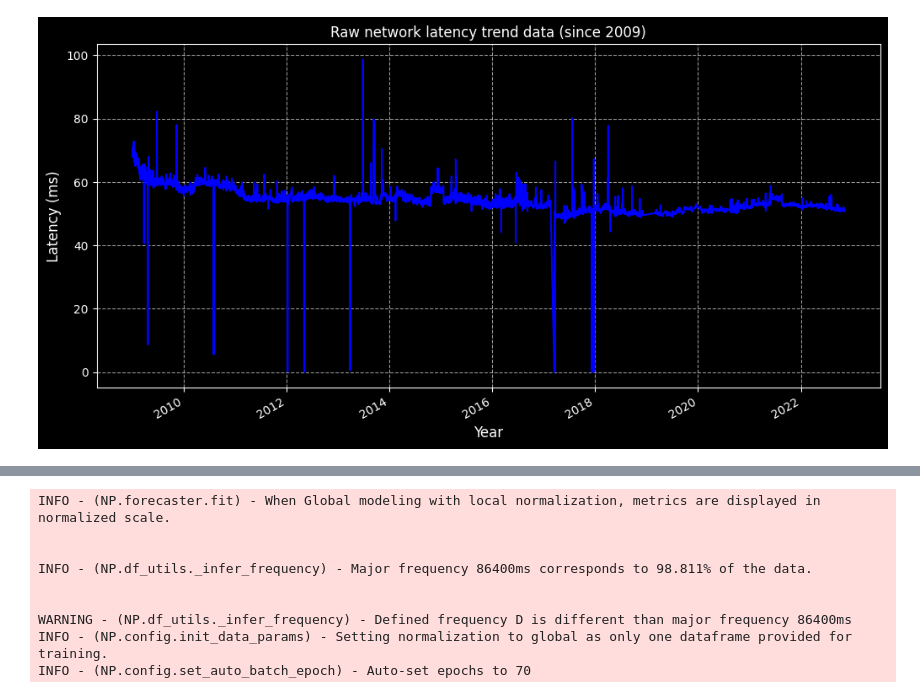
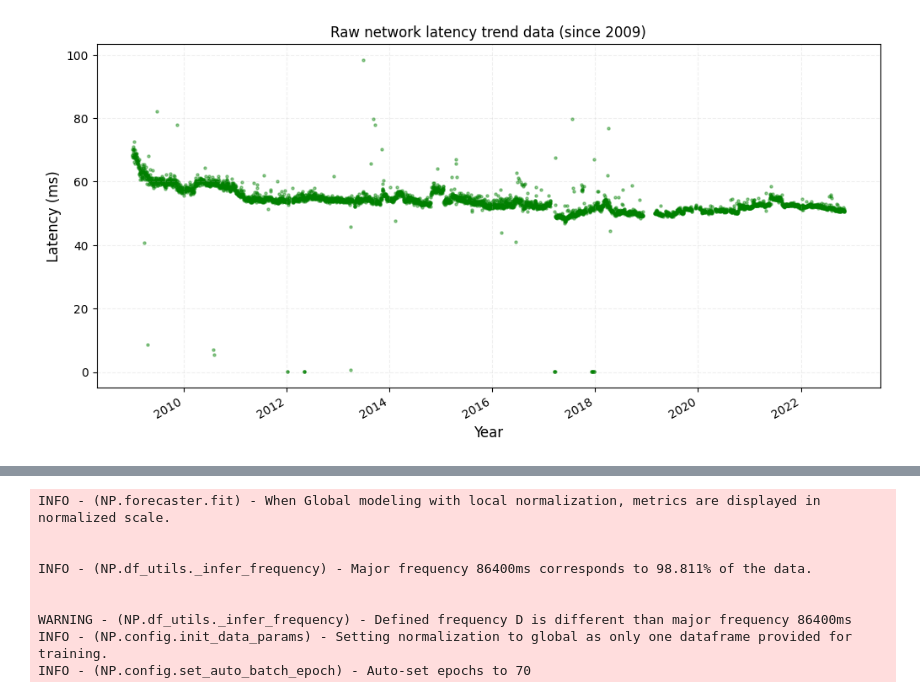
Before and after one commit to Crelip/ML_Ping, a Jupyter notebook: trends.ipynb, the cells around one changed output, grey strips where cells are left out. Saved outputs shown, nothing was run; the diff lists cells and outputs as text; code cells hidden in the pictures.

```diff
--- a/trends.ipynb
+++ b/trends.ipynb
@@ -9,13 +9,12 @@ from dotenv import load_dotenv
 load_dotenv()
 import polars as pl
 %load_ext cuml.accel
-from sklearn.cluster import KMeans
-from sklearn.preprocessing import StandardScaler
 import matplotlib.pyplot as plt
-import cupy as cp
+import numpy as np
 db_eng = "adbc"
 db_uri = os.getenv("DB_URI")
 torch.cuda.set_device(0)
+plt.style.use("default")
 # %%
 # Getting relevant latency data
 df_clustered = pl.read_parquet("data/characteristics_clustered.parquet")
@@ -141,17 +160,17 @@ def visualize_forecast_neuralprophet(df, model_name, title, num_periods):
 # %%
 # Visualizing raw network latency trend data
 core_df = pl.read_parquet("data/trend_cluster_kmeans_0.parquet").with_columns(pl.from_epoch("ds", time_unit="ns"))
 plt.figure(figsize=(12, 6))
-plt.plot(core_df["ds"], core_df["y"], label="Latency (ms)", color="blue", linewidth=1.5)
+plt.scatter(core_df['ds'], core_df['y'], color='green', s=5, alpha=0.4, label='Actual data')
 plt.title("Raw network latency trend data (since 2009)")
 plt.xlabel("Year", fontsize=12)
 plt.ylabel("Latency (ms)", fontsize=12)
-plt.grid(True, linestyle='--', alpha=0.6)
+plt.grid(True, linestyle='--', alpha=0.2)
 plt.gcf().autofmt_xdate()
 
 plt.show()
 # %% [output]
-[figure, old version]
+[figure, new version]
 # %%
 # Training neuralprophet, no normalization
 core_df = pl.read_parquet("data/trend_cluster_kmeans_0.parquet")
```
Also changed, not shown: parts of 23 cells of this notebook, 2 other files.
